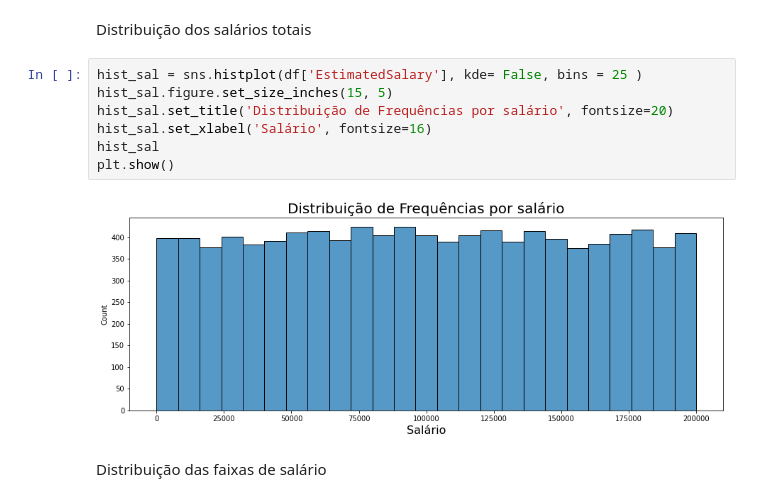
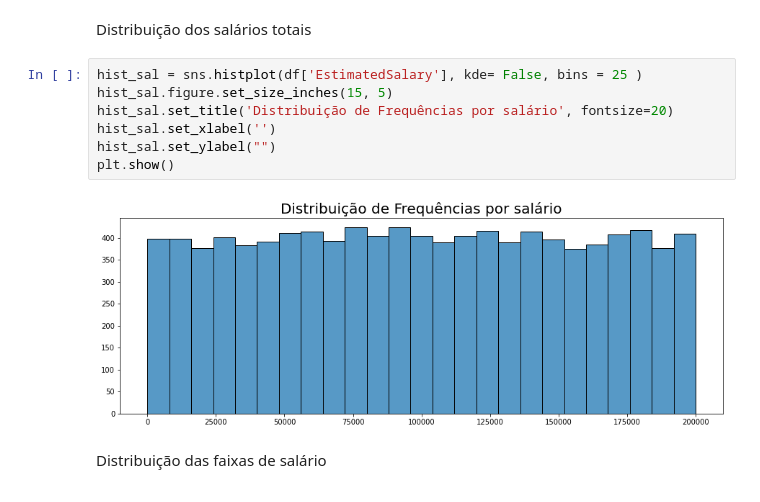
Before and after one commit to guilhermevicente11/analise-dados-churn, a Jupyter notebook: códigos_do_relatório.ipynb, the cells around one changed output. Drawn from its saved outputs; the diff is of its cells as text.

```diff
--- a/códigos_do_relatório.ipynb
+++ b/códigos_do_relatório.ipynb
@@ -214,11 +220,11 @@ Distribuição dos salários totais
 # %%
 hist_sal = sns.histplot(df['EstimatedSalary'], kde= False, bins = 25 )
 hist_sal.figure.set_size_inches(15, 5)
 hist_sal.set_title('Distribuição de Frequências por salário', fontsize=20)
-hist_sal.set_xlabel('Salário', fontsize=16)
-hist_sal
+hist_sal.set_xlabel('')
+hist_sal.set_ylabel("")
 plt.show()
 # %% [output]
-[figure, old version]
+[figure, new version]
 # %% [markdown]
 Distribuição das faixas de salário
```
Also changed, not shown: parts of 23 cells of this notebook.
